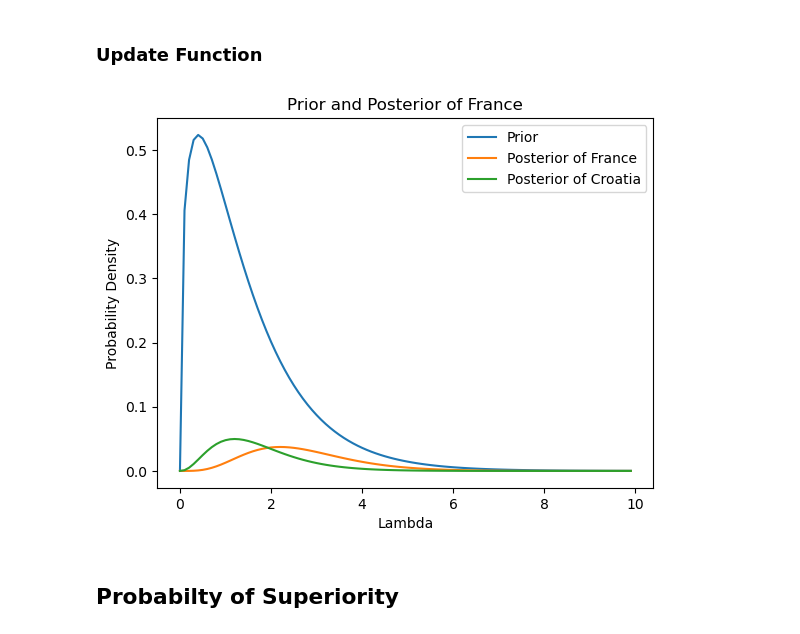
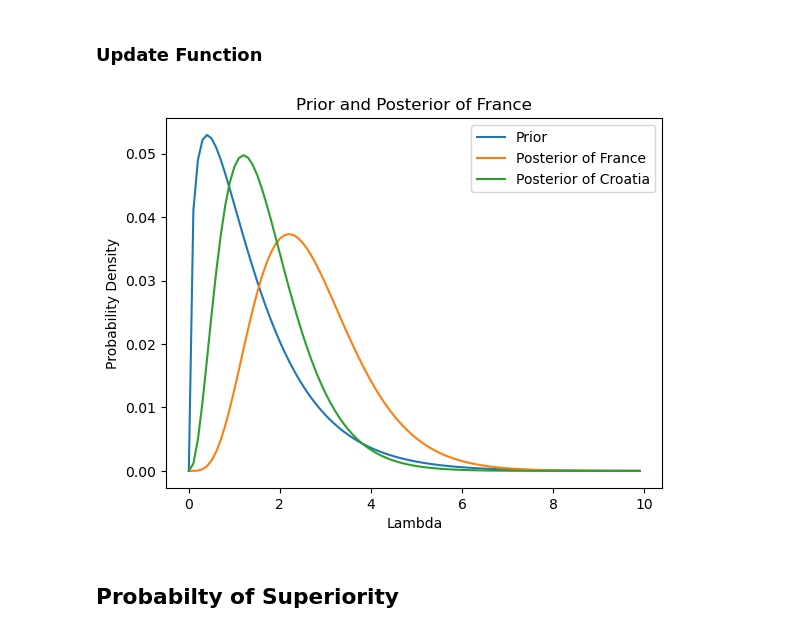
Before and after one commit to harrrilan/DS122_Probability_Theory, a Jupyter notebook: Lecture_Notes/Poisson_Process.ipynb, the cells around one changed output. Drawn from its saved outputs; the diff is of its cells as text; code cells hidden in the pictures.

```diff
--- a/Lecture_Notes/Poisson_Process.ipynb
+++ b/Lecture_Notes/Poisson_Process.ipynb
@@ -74,23 +74,23 @@ def update(distribution, likelihood):
     distribution['probs'] = distribution['probs'] / prob_data
     return distribution
 # %%
-prior = pd.DataFrame({'lams':lambda_range,'probs':gamma/sum(gamma)})
+prior = pd.DataFrame({'lams':lambda_range,'probs':gamma_vals/np.sum(gamma_vals)})
 france = prior.copy()
 croatia = prior.copy()
 update(france, likelihood_poisson(france['lams'], 4));
 update(croatia, likelihood_poisson(france['lams'], 2));
 
-plt.plot(lambda_range, gamma, label='Prior')
+plt.plot(prior['lams'], prior['probs'], label='Prior')
 plt.plot(france['lams'], france['probs'], label='Posterior of France')
 plt.plot(croatia['lams'], croatia['probs'], label='Posterior of Croatia')
 
 plt.xlabel('Lambda')
 plt.ylabel('Probability Density')
 plt.title('Prior and Posterior of France')
 plt.legend()
 plt.show()
 # %% [output]
-[figure, old version]
+[figure, new version]
 # %% [markdown]
 ## Probabilty of Superiority
 # %%
```
Also changed, not shown: 2 other files.
